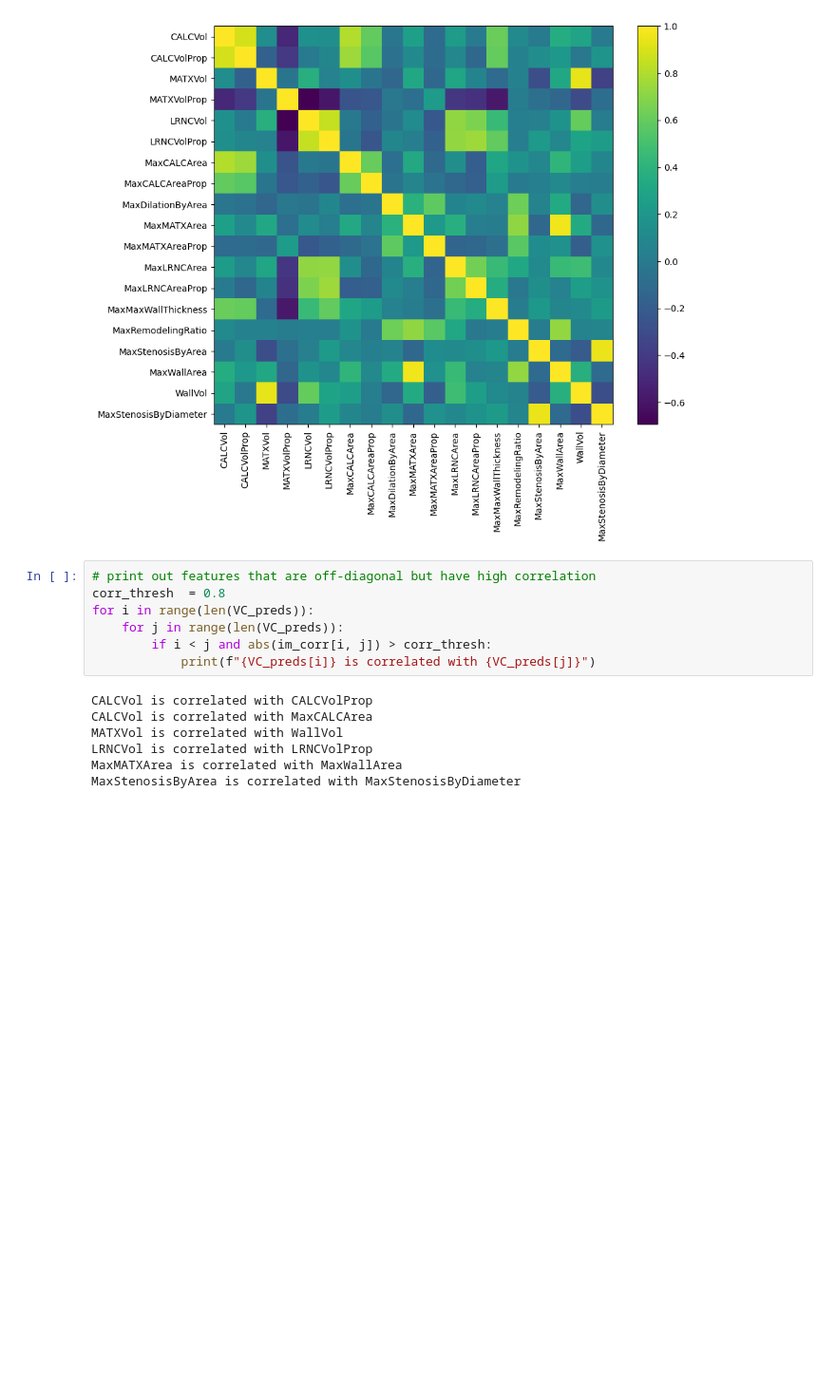
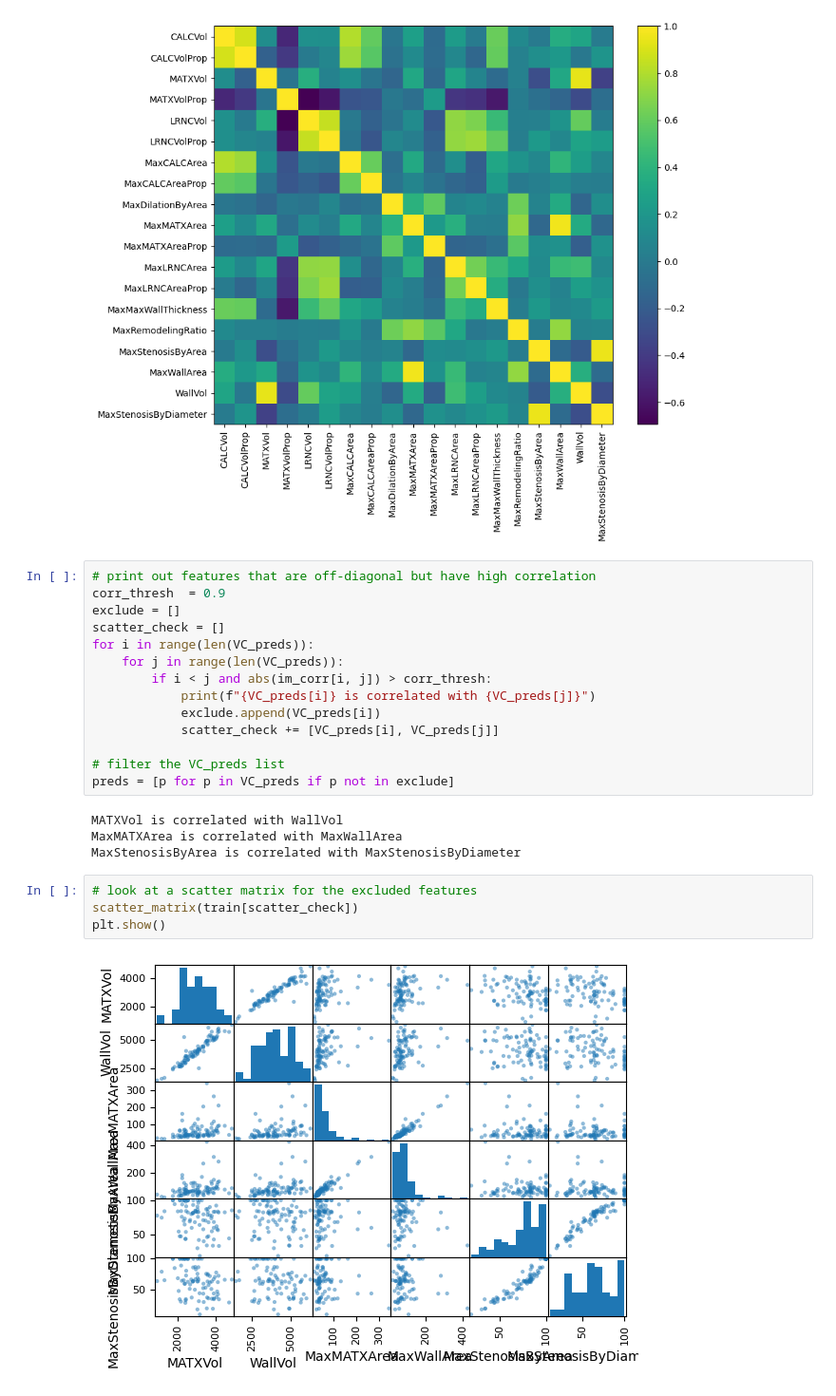
Before and after one commit to mru-data3464/w26, a Jupyter notebook: demo_code/01_stroke/strokedemo.ipynb, the cells around one changed output. Shown at 95% size. Saved outputs shown, nothing was run; the diff lists cells and outputs as text; blank space fills up the shorter version.

```diff
--- a/demo_code/01_stroke/strokedemo.ipynb
+++ b/demo_code/01_stroke/strokedemo.ipynb
@@ -100,15 +89,25 @@ plt.show()
 [figure]
 # %%
 # print out features that are off-diagonal but have high correlation
-corr_thresh  = 0.8
+corr_thresh  = 0.9
+exclude = []
+scatter_check = []
 for i in range(len(VC_preds)):
     for j in range(len(VC_preds)):
         if i < j and abs(im_corr[i, j]) > corr_thresh:
             print(f"{VC_preds[i]} is correlated with {VC_preds[j]}")
+            exclude.append(VC_preds[i])
+            scatter_check += [VC_preds[i], VC_preds[j]]
+
+# filter the VC_preds list
+preds = [p for p in VC_preds if p not in exclude]
 # %% [output]
-CALCVol is correlated with CALCVolProp
-CALCVol is correlated with MaxCALCArea
 MATXVol is correlated with WallVol
-LRNCVol is correlated with LRNCVolProp
 MaxMATXArea is correlated with MaxWallArea
 MaxStenosisByArea is correlated with MaxStenosisByDiameter
+# %%
+# look at a scatter matrix for the excluded features
+scatter_matrix(train[scatter_check])
+plt.show()
+# %% [output]
+[figure, added]
```
Also changed, not shown: parts of 13 cells of this notebook, 3 other files.
